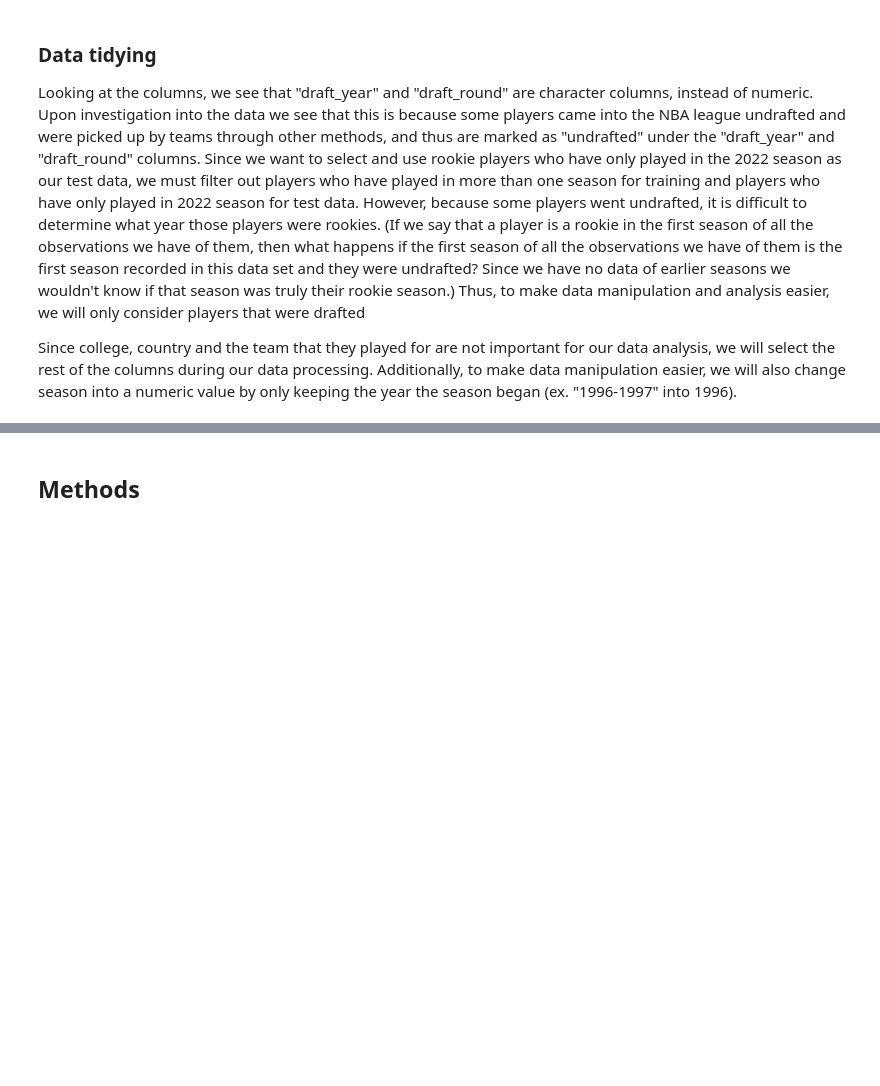
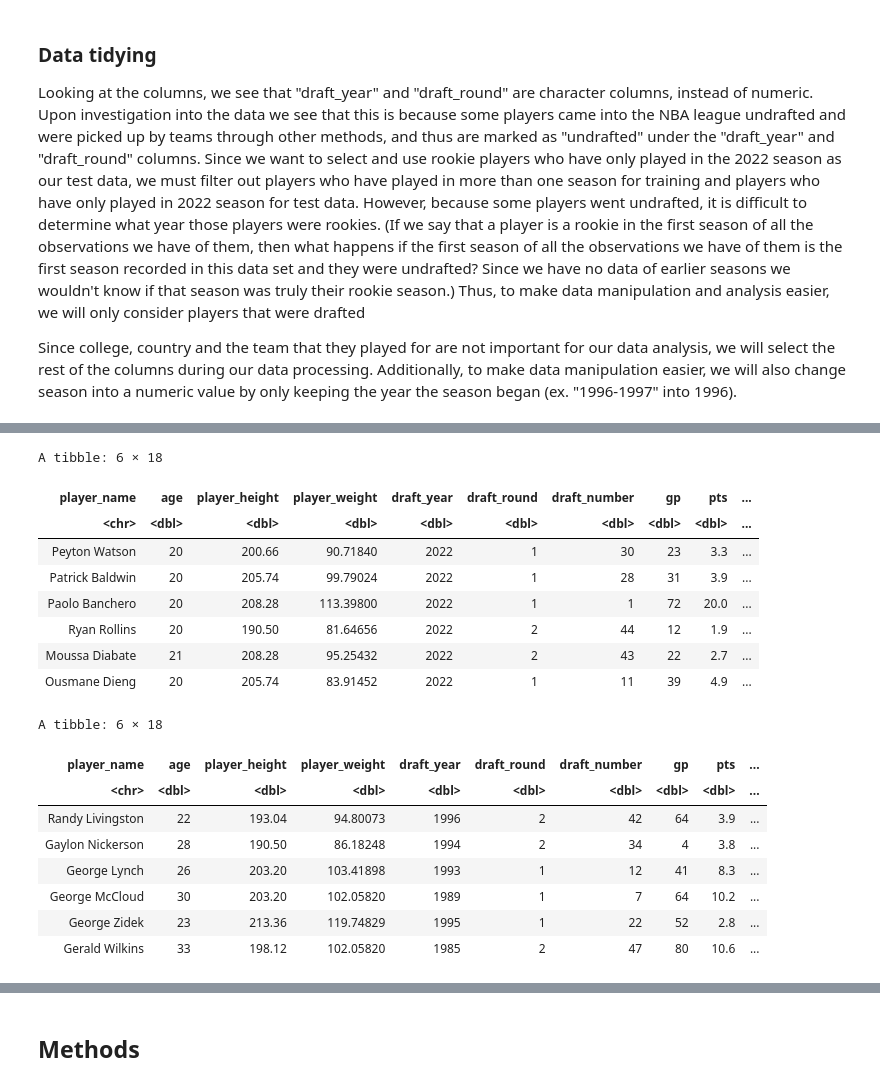
Before and after one commit to notjamesw/Group_Project_DSCI100, a Jupyter notebook: Project Proposal.ipynb, the cells around one changed output, grey strips where cells are left out. Drawn from its saved outputs; the diff is of its cells as text; code cells hidden in the pictures; blank space fills up the shorter version.

```diff
--- a/Project Proposal.ipynb
+++ b/Project Proposal.ipynb
@@ -108,2 +130,28 @@ nrow(nba_data)
 # %%
 # separating data into training data (excludes rookies) and test data (includes rookies)
+nba_rookie <- nba_data |>
+    filter(draft_year == 2022)
+nba_training <- nba_data |>
+    filter(draft_year != 2022)
+
+head(nba_rookie)
+head(nba_training)
+# %% [output]
+A tibble: 6 × 18
+| player_name | age | player_height | player_weight | draft_year | draft_round | draft_number | gp | pts | ... |
+| <chr> | <dbl> | <dbl> | <dbl> | <dbl> | <dbl> | <dbl> | <dbl> | <dbl> | ... |
+| Peyton Watson | 20 | 200.66 | 90.71840 | 2022 | 1 | 30 | 23 | 3.3 | ... |
+| Patrick Baldwin | 20 | 205.74 | 99.79024 | 2022 | 1 | 28 | 31 | 3.9 | ... |
+| Paolo Banchero | 20 | 208.28 | 113.39800 | 2022 | 1 | 1 | 72 | 20.0 | ... |
+| Ryan Rollins | 20 | 190.50 | 81.64656 | 2022 | 2 | 44 | 12 | 1.9 | ... |
+| Moussa Diabate | 21 | 208.28 | 95.25432 | 2022 | 2 | 43 | 22 | 2.7 | ... |
+| Ousmane Dieng | 20 | 205.74 | 83.91452 | 2022 | 1 | 11 | 39 | 4.9 | ... |
+A tibble: 6 × 18
+| player_name | age | player_height | player_weight | draft_year | draft_round | draft_number | gp | pts | ... |
+| <chr> | <dbl> | <dbl> | <dbl> | <dbl> | <dbl> | <dbl> | <dbl> | <dbl> | ... |
+| Randy Livingston | 22 | 193.04 | 94.80073 | 1996 | 2 | 42 | 64 | 3.9 | ... |
+| Gaylon Nickerson | 28 | 190.50 | 86.18248 | 1994 | 2 | 34 | 4 | 3.8 | ... |
+| George Lynch | 26 | 203.20 | 103.41898 | 1993 | 1 | 12 | 41 | 8.3 | ... |
+| George McCloud | 30 | 203.20 | 102.05820 | 1989 | 1 | 7 | 64 | 10.2 | ... |
+| George Zidek | 23 | 213.36 | 119.74829 | 1995 | 1 | 22 | 52 | 2.8 | ... |
+| Gerald Wilkins | 33 | 198.12 | 102.05820 | 1985 | 2 | 47 | 80 | 10.6 | ... |
```
Also changed, not shown: parts of 6 cells of this notebook.
